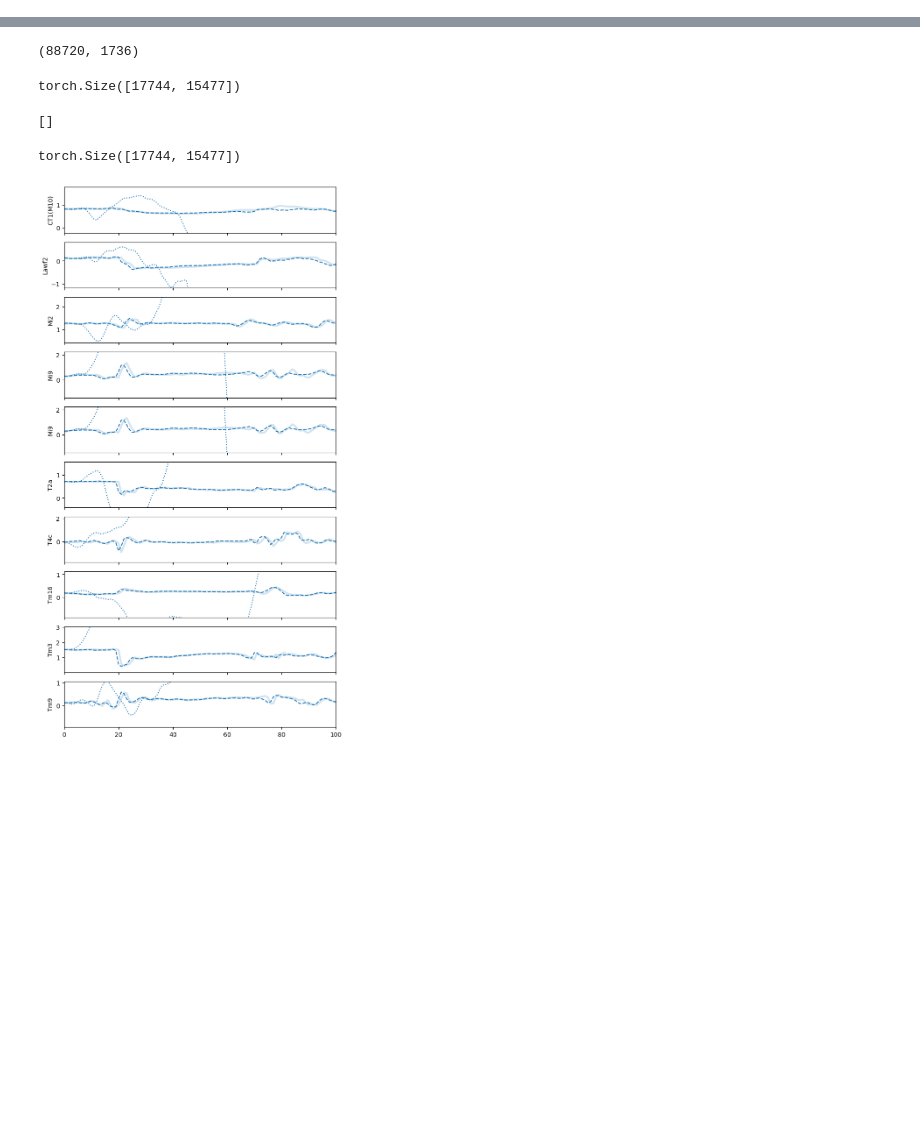
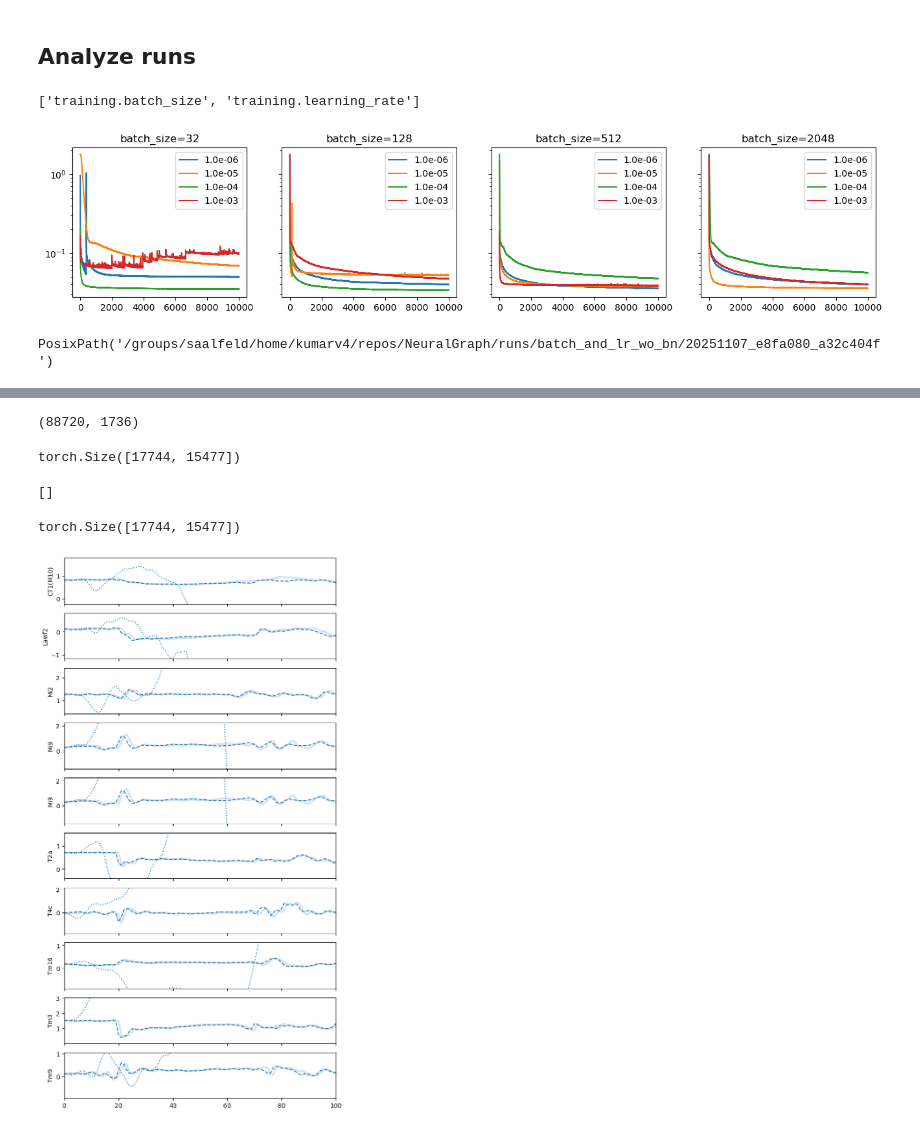
Before and after one commit to saalfeldlab/NeuralGraph, a Jupyter notebook: src/LatentEvolution/latent_space.ipynb, the cells around one changed output, grey strips where cells are left out. Drawn from its saved outputs; the diff is of its cells as text; code cells hidden in the pictures; blank space fills up the shorter version.

```diff
--- a/src/LatentEvolution/latent_space.ipynb
+++ b/src/LatentEvolution/latent_space.ipynb
@@ -24,0 +22,2 @@ import torchinfo
+# %% [markdown]
+## Analyze runs
@@ -24,0 +94,21 @@ import torchinfo
+# %%
+config_cols
+# %% [output]
+['training.batch_size', 'training.learning_rate']
+# %%
+_, ax = plt.subplots(1, 4, sharex=True, sharey=True, figsize=(16, 3))
+for i, ((batch_size,), piece) in enumerate(df.group_by("training.batch_size", maintain_order=True)):
+    for row in piece.rows(named=True):
+        run_dir = row["run_dir"]
+        tdf = pl.read_csv(f"{run_dir}/training_log.csv")
+        ax[i].plot(tdf["train_loss"], label=f"{row['training.learning_rate']:.1e}")
+    ax[i].set_title(f"{batch_size=}")
+    ax[i].legend()
+plt.yscale("log")
+# %% [output]
+[figure, added]
+# %%
+pick_run_dir = df.filter(pl.col("training.batch_size") == 512).filter(pl.col("training.learning_rate") == 1e-6)["run_dir"][0]
+pick_run_dir
+# %% [output]
+PosixPath('/groups/saalfeld/home/kumarv4/repos/NeuralGraph/runs/batch_and_lr_wo_bn/20251107_e8fa080_a32c404f')
```
Also changed, not shown: parts of 10 cells of this notebook, 4 other files.
